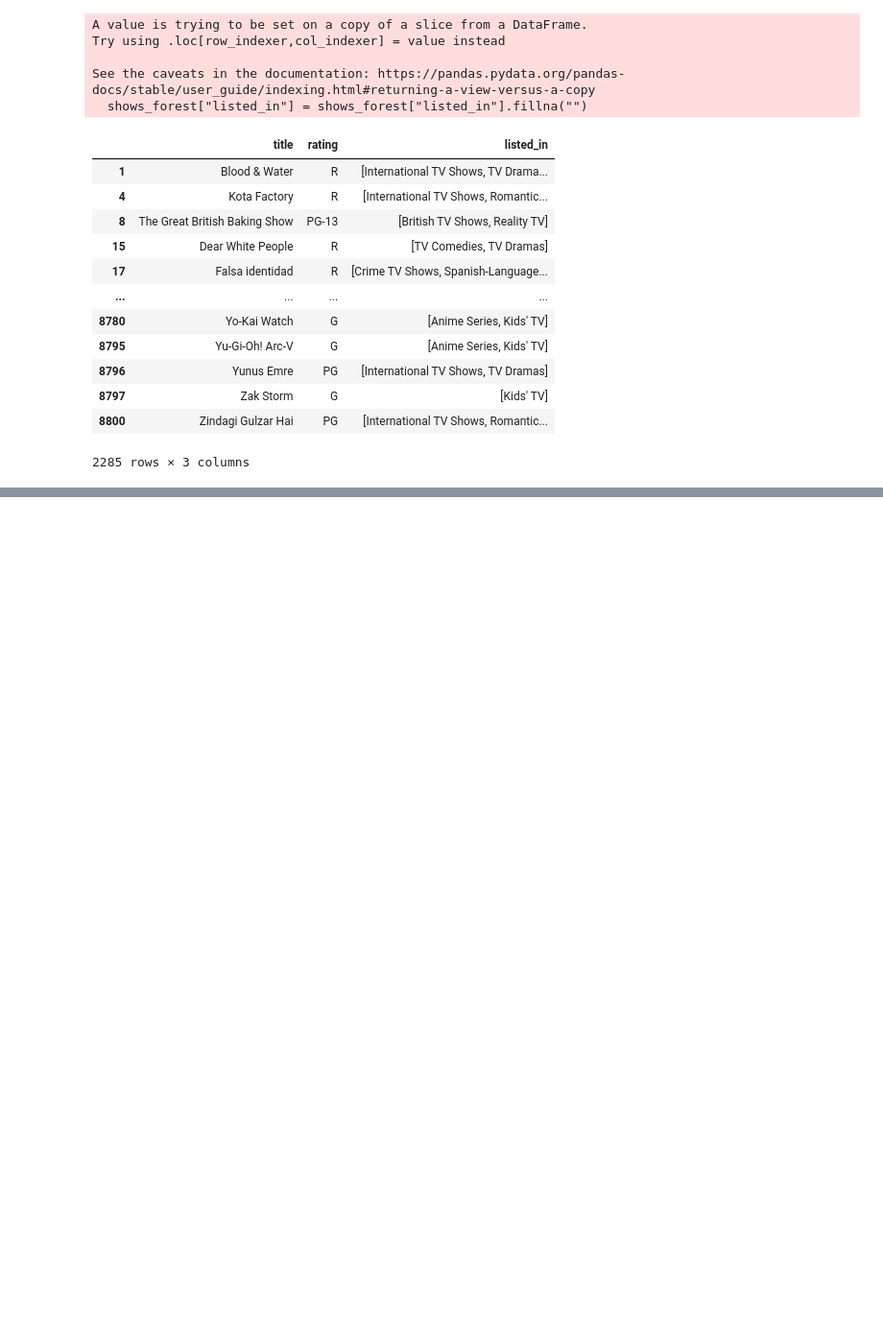
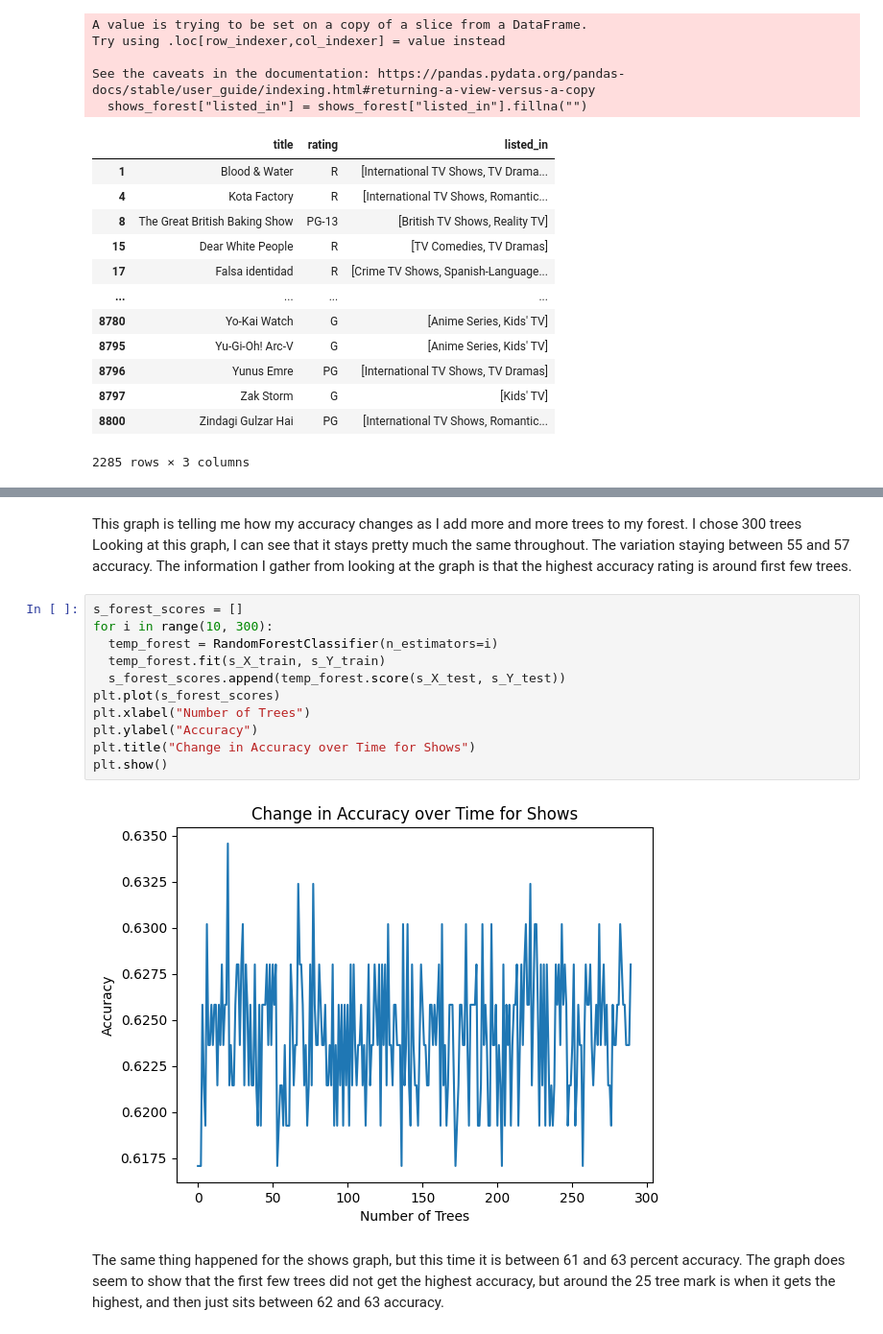
Before and after one commit to Nick-Pleva/Data-Science-Pinnacle-Project, a Jupyter notebook: final_project.ipynb, the cells around one changed output, grey strips where cells are left out. Shown at 96% size. Cells and saved outputs as stored; diff of their text form; blank space fills up the shorter version.

```diff
--- a/final_project.ipynb
+++ b/final_project.ipynb
@@ -613,0 +752,17 @@ ValueError: Shape of passed values is (5691, 20), indices imply (2285, 20)
+# %% [markdown]
+This graph is telling me how my accuracy changes as I add more and more trees to my forest. I chose 300 trees Looking at this graph, I can see that it stays pretty much the same throughout. The variation staying between 55 and 57 accuracy. The information I gather from looking at the graph is that the highest accuracy rating is around first few trees.
+# %%
+s_forest_scores = []
+for i in range(10, 300):
+  temp_forest = RandomForestClassifier(n_estimators=i)
+  temp_forest.fit(s_X_train, s_Y_train)
+  s_forest_scores.append(temp_forest.score(s_X_test, s_Y_test))
+plt.plot(s_forest_scores)
+plt.xlabel("Number of Trees")
+plt.ylabel("Accuracy")
+plt.title("Change in Accuracy over Time for Shows")
+plt.show()
+# %% [output]
+[figure, added]
+# %% [markdown]
+The same thing happened for the shows graph, but this time it is between 61 and 63 percent accuracy. The graph does seem to show that the first few trees did not get the highest accuracy, but around the 25 tree mark is when it gets the highest, and then just sits between 62 and 63 accuracy.
```
Also changed, not shown: parts of 41 cells of this notebook.
